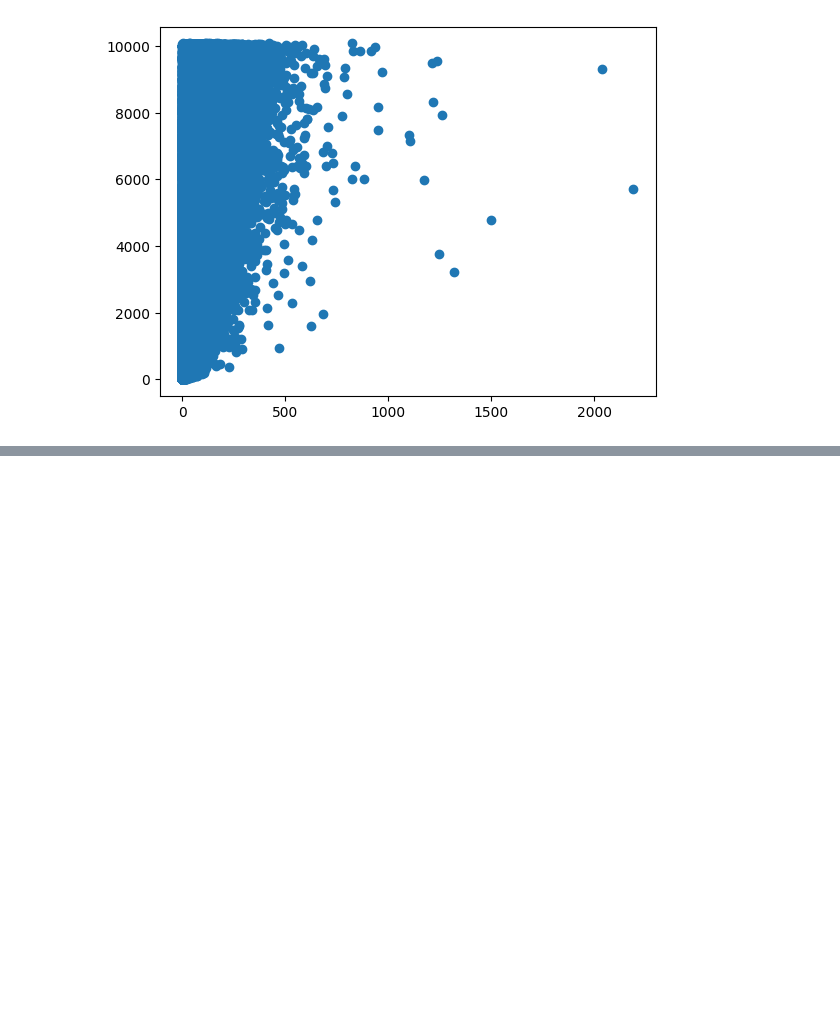
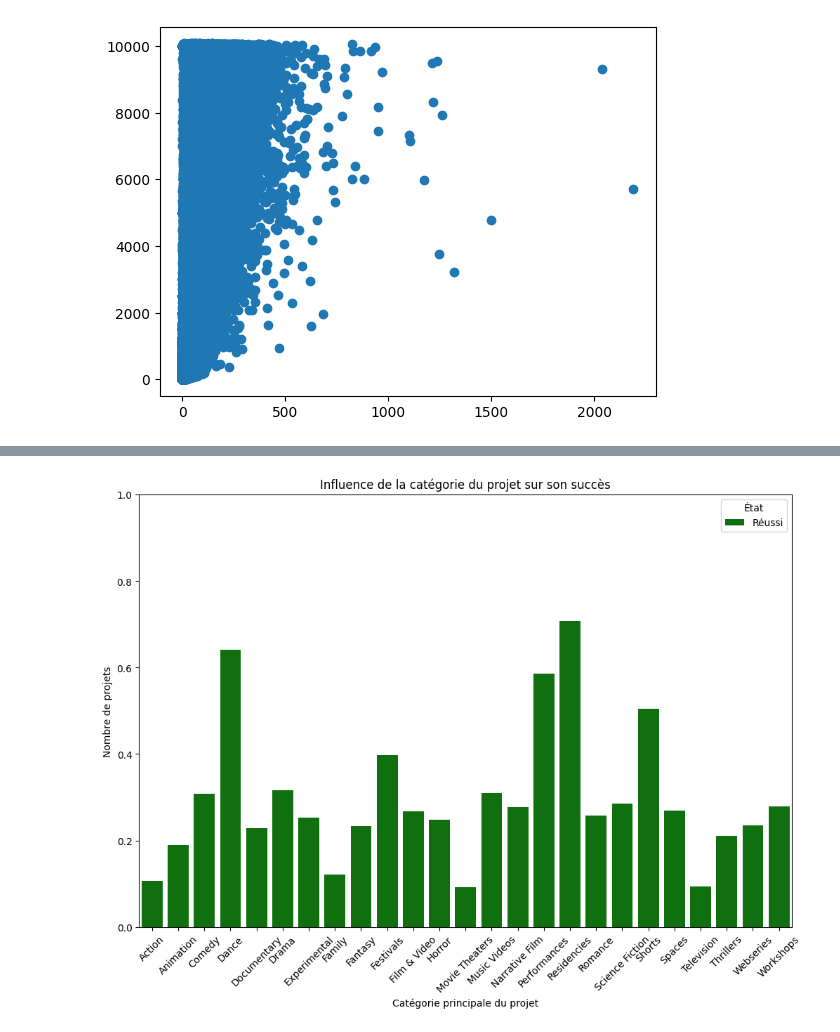
Before and after one commit to Steven-176/crowdfunding_ML, a Jupyter notebook: crowdfunding.ipynb, the cells around one changed output, grey strips where cells are left out. Saved outputs shown, nothing was run; the diff lists cells and outputs as text; code cells hidden in the pictures; blank space fills up the shorter version.

```diff
--- a/crowdfunding.ipynb
+++ b/crowdfunding.ipynb
@@ -107,0 +199,14 @@ plt.show()
+# %%
+#Calculons le nombre total de projets par catégorie
+
+dance_film = clean_crowdfunding_2018_filtered[(clean_crowdfunding_2018_filtered['main_category'] == 'Dance') | (clean_crowdfunding_2018_filtered['main_category'] == 'Film & Video')]
+
+total_projects_by_category = dance_film.groupby('category').size()
+
+#Calculons le nombre de succès et d'échecs par catégorie
+success_failure_by_category = dance_film.groupby(['category', 'state']).size().unstack(fill_value=0)
+
+#Normalisons les comptages par le nombre total de projets dans chaque catégorie
+normalized_success_failure = success_failure_by_category.div(total_projects_by_category, axis=0)
+
+normalized_success_failure
@@ -107,0 +232,15 @@ plt.show()
+# %%
+# Création du graphique à barres empilées
+plt.figure(figsize=(12, 8))
+sns.barplot(data=normalized_success_failure, x=normalized_success_failure.index, y='successful', color='green', label='Réussi')
+
+# Personnalisation du graphique
+plt.title("Influence de la catégorie du projet sur son succès")
+plt.xlabel("Catégorie principale du projet")
+plt.ylabel("Nombre de projets")
+plt.legend(title='État', loc='upper right')
+plt.xticks(rotation=45)
+plt.ylim(0, 1)
+plt.show()
+# %% [output]
+[figure, added]
```
Also changed, not shown: parts of 10 cells of this notebook.
